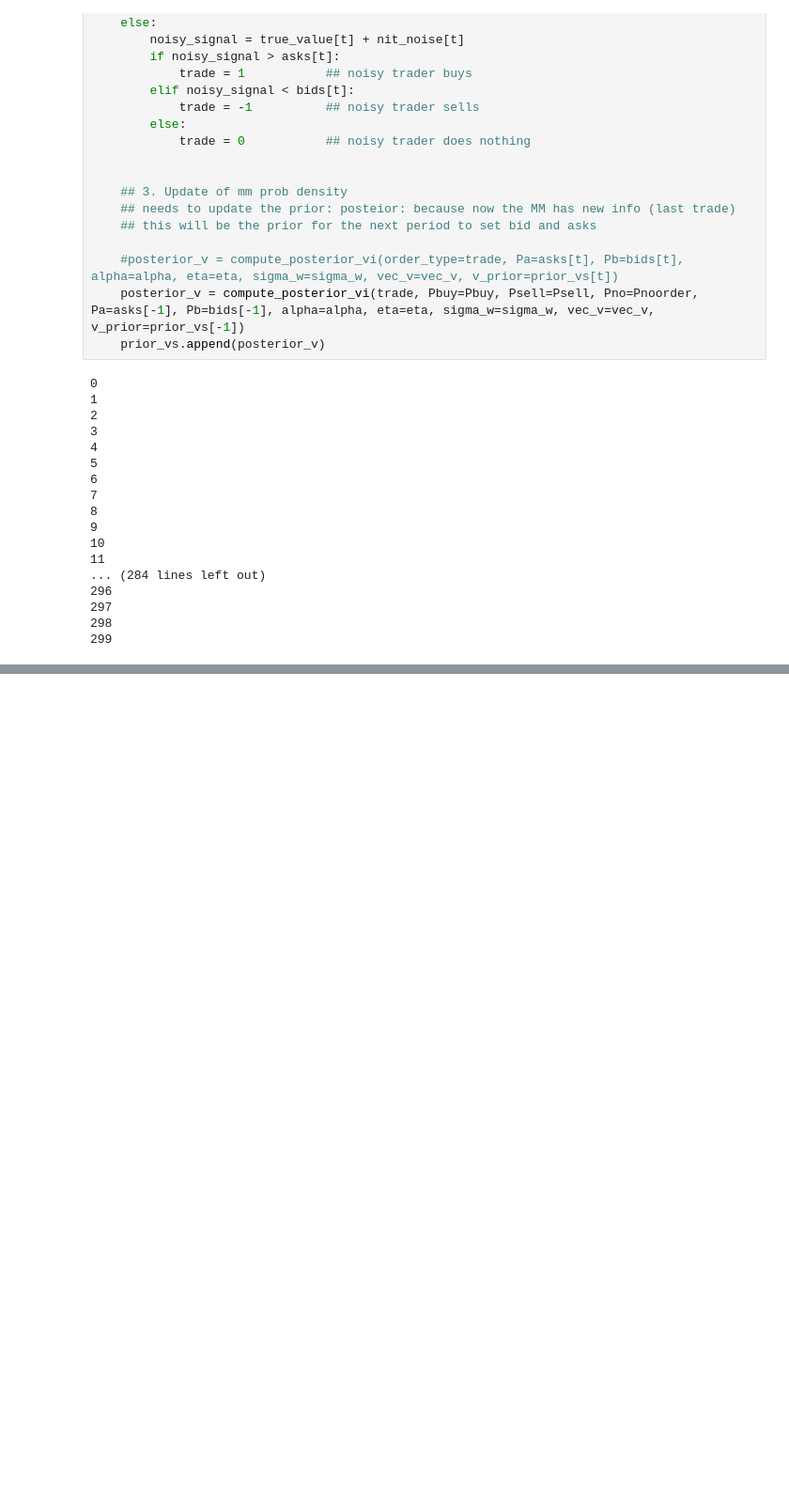
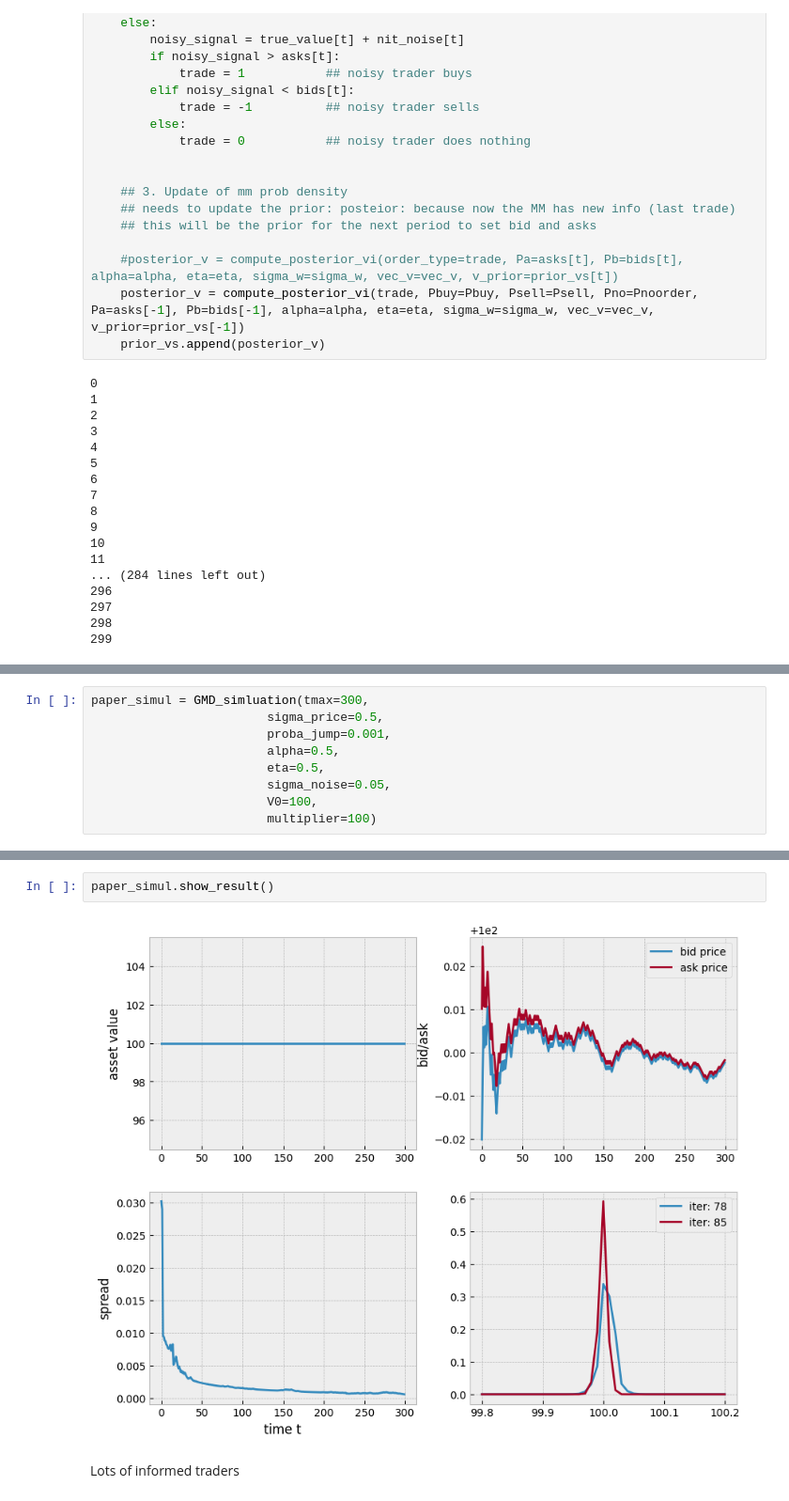
Before and after one commit to laminetiza/GMD_market_making, a Jupyter notebook: gmd.ipynb, the cells around one changed output, grey strips where cells are left out. Shown: that part at 94% size. Saved outputs shown, nothing was run; the diff lists cells and outputs as text; blank space fills up the shorter version.

```diff
--- a/gmd.ipynb
+++ b/gmd.ipynb
@@ -511,0 +490,9 @@ plt.show()
+# %%
+paper_simul = GMD_simluation(tmax=300,
+                        sigma_price=0.5,
+                        proba_jump=0.001,
+                        alpha=0.5,
+                        eta=0.5,
+                        sigma_noise=0.05,
+                        V0=100,
+                        multiplier=100)
@@ -511,0 +503,6 @@ plt.show()
+# %%
+paper_simul.show_result()
+# %% [output]
+[figure, added]
+# %% [markdown]
+Lots of informed traders
```
Also changed, not shown: parts of 24 cells of this notebook, 1 other file.
